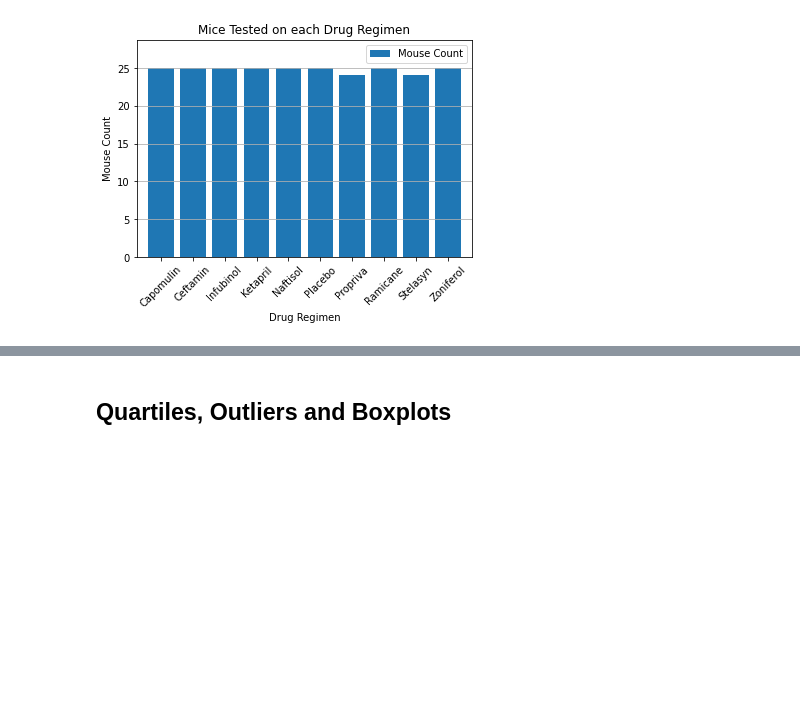
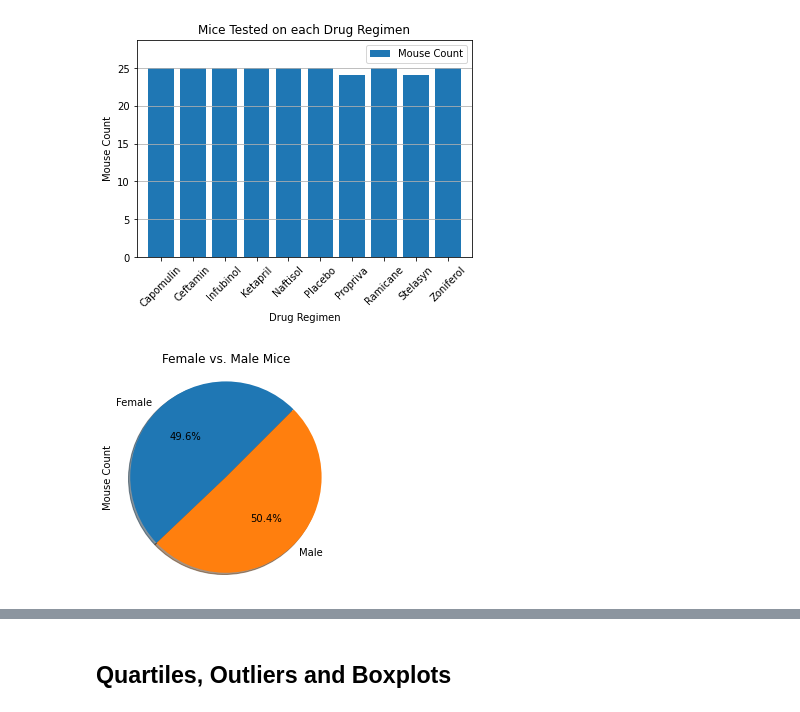
Before and after one commit to robertjbowen/Matplotlib-challenge, a Jupyter notebook: pymaceuticals_Bowen.ipynb, the cells around one changed output, grey strips where cells are left out. Saved outputs shown, nothing was run; the diff lists cells and outputs as text; code cells hidden in the pictures; blank space fills up the shorter version.

Commit message:
Generated Pie plots

```diff
--- a/pymaceuticals_Bowen.ipynb
+++ b/pymaceuticals_Bowen.ipynb
@@ -187,4 +187,14 @@ plt.legend(loc='upper right')
 plt.show()
 # %% [output]
 [figure]
+# %%
+# Generate a pie plot showing the distribution of female versus male mice using pandas
+gender_mice = regimen_mice.groupby(['Sex']).count().rename(columns={'Mouse ID': 'Mouse Count'}).reset_index()
+del gender_mice['Drug Regimen']
+gender_mice
+gender_mice['Mouse Count'].plot(kind='pie', labels=gender_mice['Sex'], autopct="%1.1f%%", shadow=True, startangle=45, radius=1.1)
+plt.title('Female vs. Male Mice')
+plt.show()
+# %% [output]
+[figure, added]
 # %%
```
Also changed, not shown: parts of 2 cells of this notebook.
